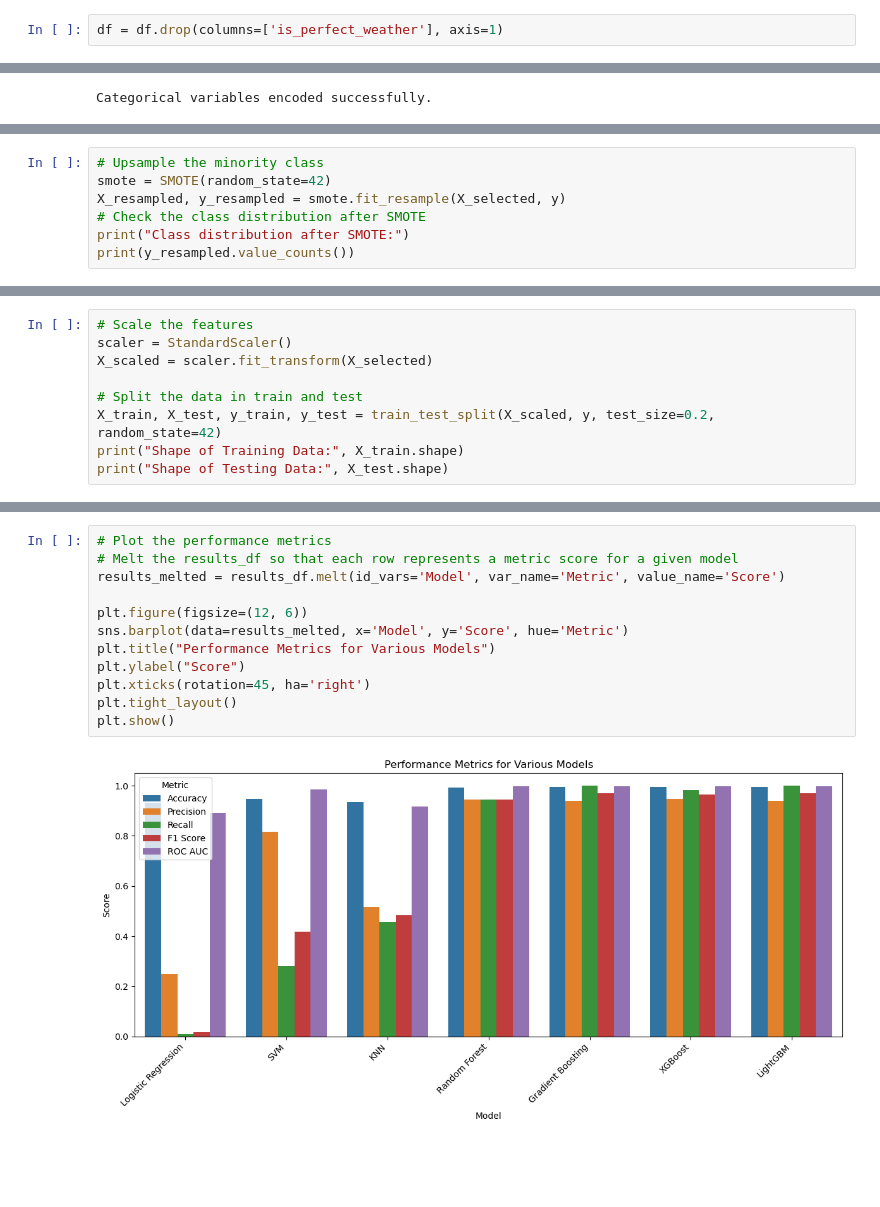
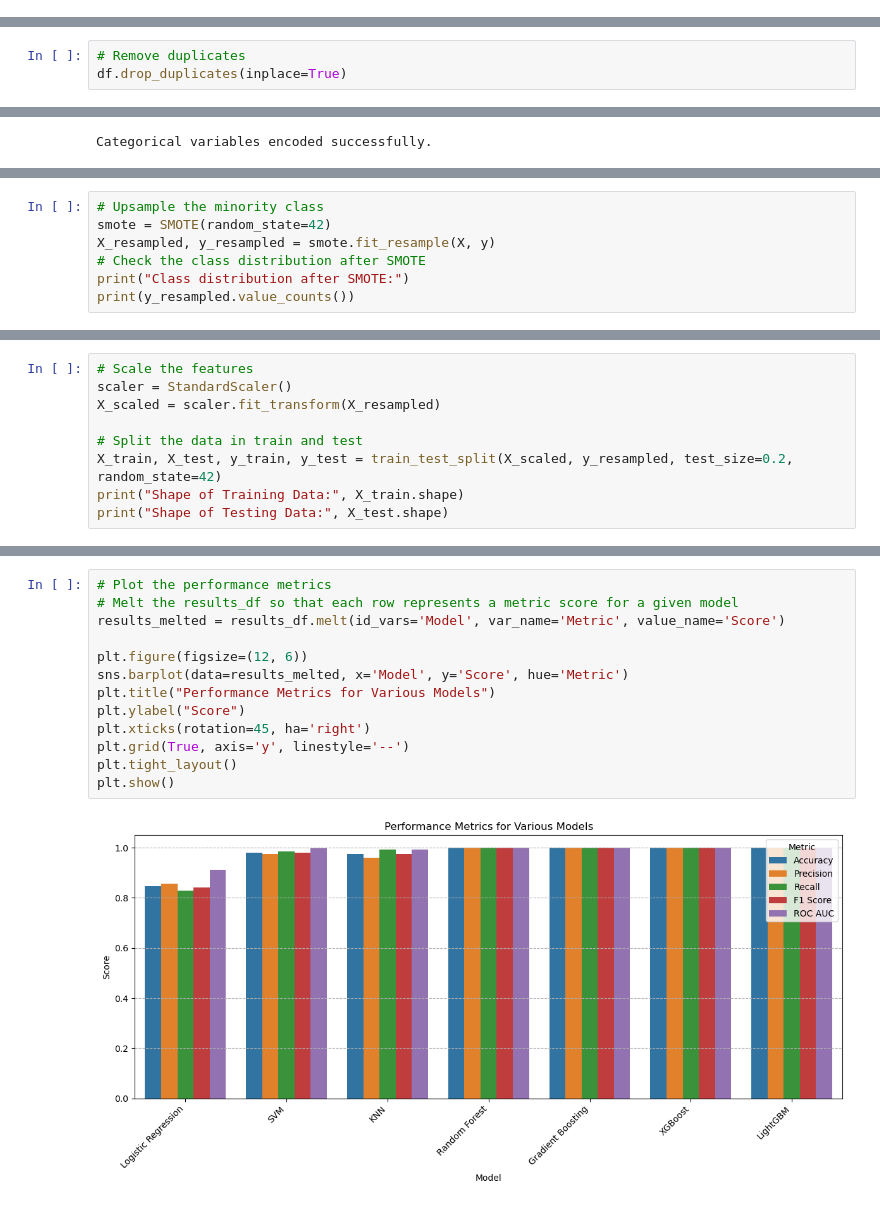
Before and after one commit to mdjubaer12/ML-Based-Decision-Support-for-Rice-Cultivation-Suitability-in-Bangladesh, a Jupyter notebook: rice_yield_analysis.ipynb, the cells around one changed output, grey strips where cells are left out. Cells and saved outputs as stored; diff of their text form; blank space fills up the shorter version.

```diff
--- a/rice_yield_analysis.ipynb
+++ b/rice_yield_analysis.ipynb
@@ -119,2 +123,0 @@ plot_countplot(df)
-# %%
-df = df.drop(columns=['is_perfect_weather'], axis=1)
@@ -143,0 +155,3 @@ No duplicate rows found in the dataset.
+# %%
+# Remove duplicates
+df.drop_duplicates(inplace=True)
@@ -353,7 +306,7 @@ X_selected = X[selected_features]
 # %%
 # Upsample the minority class
 smote = SMOTE(random_state=42)
-X_resampled, y_resampled = smote.fit_resample(X_selected, y)
+X_resampled, y_resampled = smote.fit_resample(X, y)
 # Check the class distribution after SMOTE
 print("Class distribution after SMOTE:")
 print(y_resampled.value_counts())
@@ -375,10 +332,10 @@ plot_class_distribution_after_smote(y_resampled)
 # %%
 # Scale the features
 scaler = StandardScaler()
-X_scaled = scaler.fit_transform(X_selected)
+X_scaled = scaler.fit_transform(X_resampled)
 
 # Split the data in train and test
-X_train, X_test, y_train, y_test = train_test_split(X_scaled, y, test_size=0.2, random_state=42)
+X_train, X_test, y_train, y_test = train_test_split(X_scaled, y_resampled, test_size=0.2, random_state=42)
 print("Shape of Training Data:", X_train.shape)
 print("Shape of Testing Data:", X_test.shape)
 # %% [output]
@@ -459,14 +426,15 @@ Model: SVM
 # %%
 # Plot the performance metrics
 # Melt the results_df so that each row represents a metric score for a given model
 results_melted = results_df.melt(id_vars='Model', var_name='Metric', value_name='Score')
 
 plt.figure(figsize=(12, 6))
 sns.barplot(data=results_melted, x='Model', y='Score', hue='Metric')
 plt.title("Performance Metrics for Various Models")
 plt.ylabel("Score")
 plt.xticks(rotation=45, ha='right')
+plt.grid(True, axis='y', linestyle='--')
 plt.tight_layout()
 plt.show()
 # %% [output]
-[figure, old version]
+[figure, new version]
```
Also changed, not shown: parts of 52 cells of this notebook, 4 other files.
